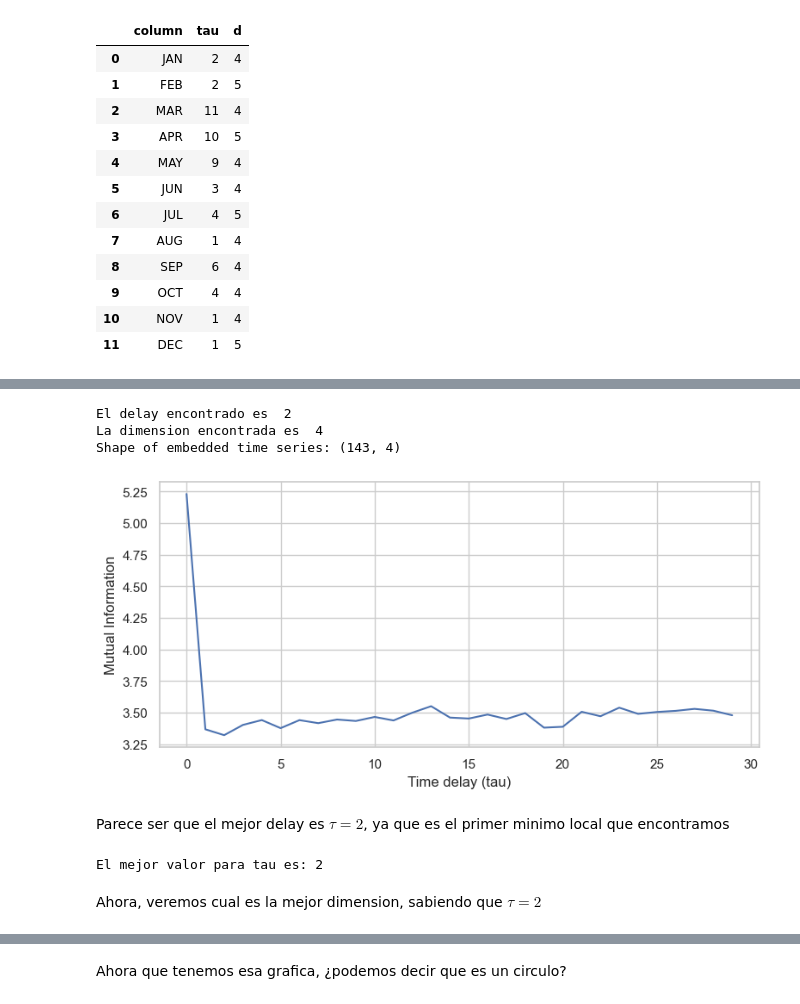
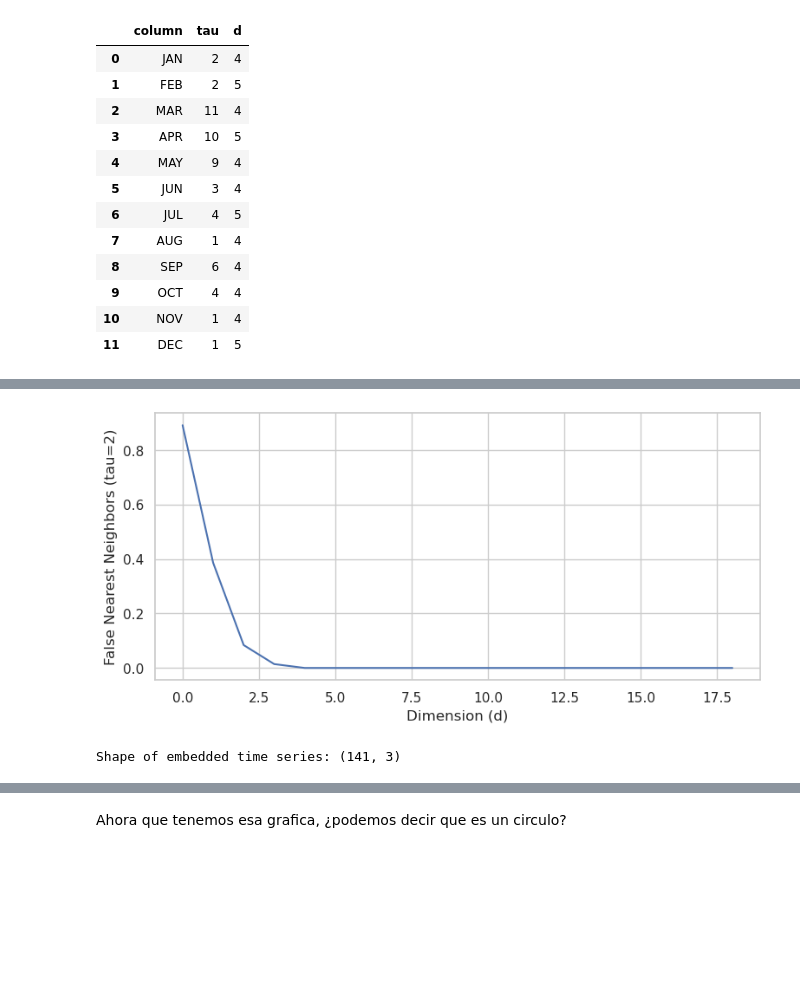
Before and after one commit to CastroMaster10/ENSO-Persistence-analysis, a Jupyter notebook: main.ipynb, the cells around one changed output, grey strips where cells are left out. Drawn from its saved outputs; the diff is of its cells as text; code cells hidden in the pictures; blank space fills up the shorter version.

```diff
--- a/main.ipynb
+++ b/main.ipynb
@@ -164,41 +245,29 @@ Por terminos de simplicidad, trabajaremos con los datos del mes de enero.
+# %%
+dim = np.arange(1, 20)
+f1, f2, f3 = dimension.fnn(y["JUL"], tau=2, dim=dim)
+
+plt.figure(figsize=(9,4))
+plt.xlabel('Dimension (d)')
+plt.ylabel('False Nearest Neighbors (tau=2)')
+plt.plot(f1)
+
+plt.show()
+# %% [output]
+[figure, added]
 # %%
-#mes de enero
-embedder_periodic = SingleTakensEmbedding(parameters_type="search",time_delay=max_periodic_time_delay,
-    dimension=max_periodic_dimension)
-y_periodic_embedded = embedder_periodic.fit_transform(y["JAN"])
-print("El delay encontrado es ", embedder_periodic.time_delay_)
-print("La dimension encontrada es ", embedder_periodic.dimension_)
+embedding_dimension_periodic = 3
+embedding_time_delay_periodic = 4
+stride = 1
+embedder_periodic = SingleTakensEmbedding(
+    parameters_type="fixed",
+    n_jobs=2,
+    time_delay=embedding_time_delay_periodic,
+    dimension=embedding_dimension_periodic,
+    stride=stride,
+)
 
-
+y_periodic_embedded = embedder_periodic.fit_transform(y["DEC"])
 print(f"Shape of embedded time series: {y_periodic_embedded.shape}")
-
-pca = PCA(n_components=3)
-y_periodic_embedded_pca = pca.fit_transform(y_periodic_embedded)
-plot_point_cloud(y_periodic_embedded_pca)
+plot_point_cloud(y_periodic_embedded)
 # %% [output]
-El delay encontrado es  2
-La dimension encontrada es  4
-Shape of embedded time series: (143, 4)
+Shape of embedded time series: (141, 3)
-# %%
-plt.figure(figsize=(9,4))
-plt.xlabel('Time delay (tau)')
-plt.ylabel('Mutual Information')
-plt.plot(delay.dmi(y["JAN"], maxtau=30))
-plt.show()
-# %% [output]
-[figure, removed]
-# %% [markdown]
-Parece ser que  el mejor delay es $\tau=2$, ya que es el primer minimo local que encontramos
-# %%
-def find_optimal_delay(x, maxtau=50):
-    mi = delay.dmi(x, maxtau=maxtau)
-    diffmi = np.diff(mi)
-
-    return np.where(diffmi > 0)[0][0]
-
-optimo_local= find_optimal_delay(y["JAN"], maxtau=30)
-print(f'El mejor valor para tau es: {optimo_local}')
-# %% [output]
-El mejor valor para tau es: 2
-# %% [markdown]
-Ahora, veremos cual es la mejor dimension, sabiendo que $\tau=2$
```
Also changed, not shown: parts of 23 cells of this notebook.
